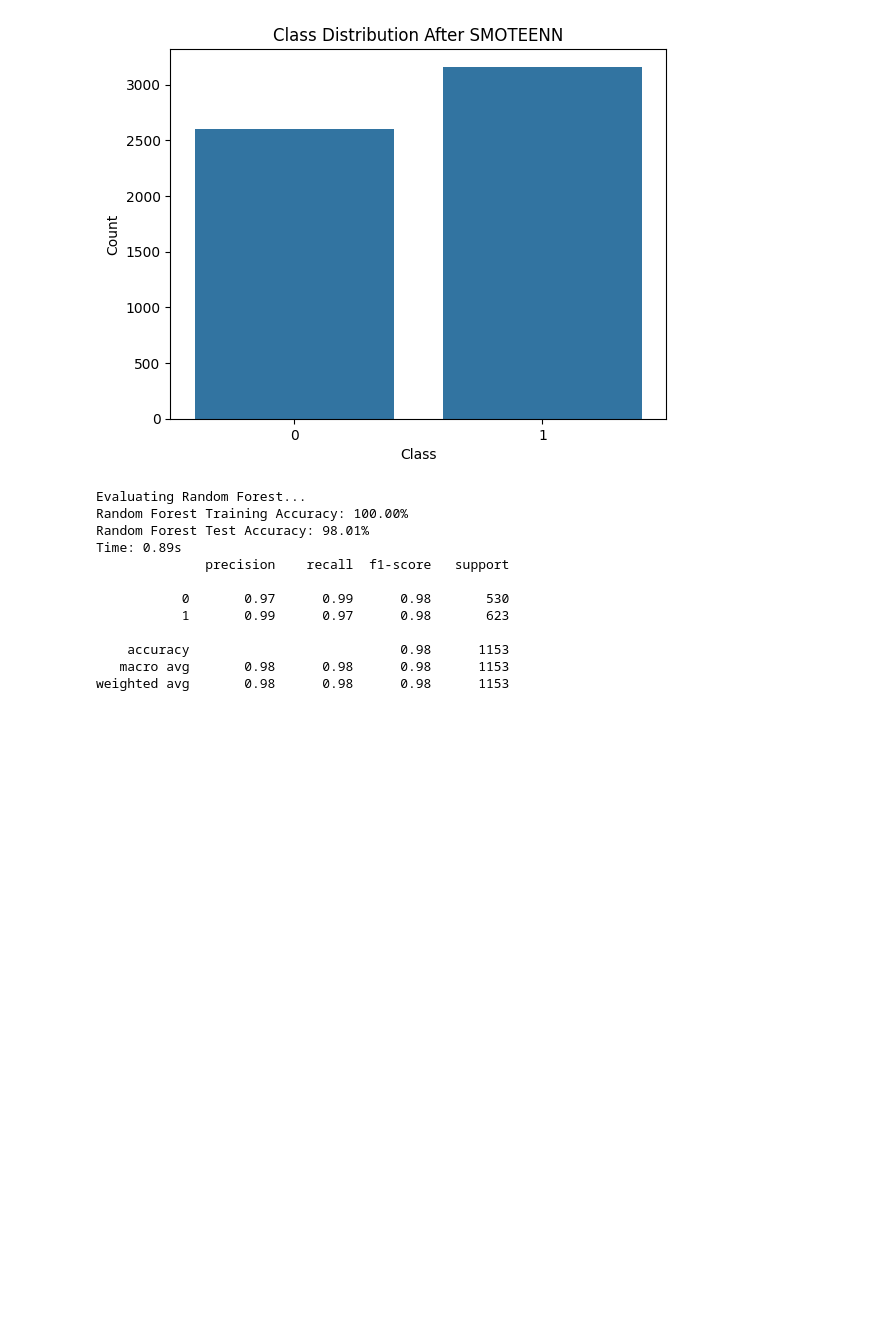
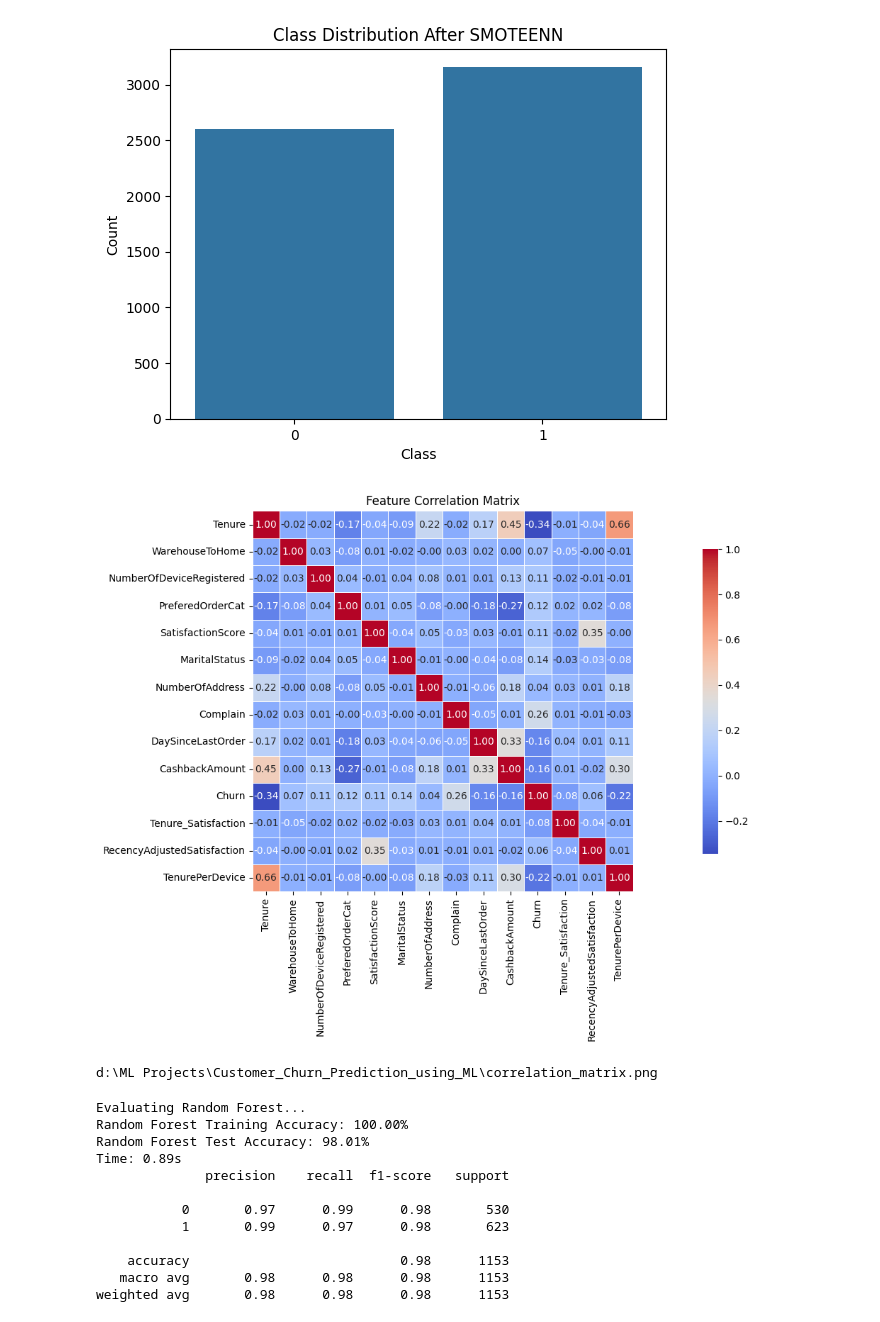
Before and after one commit to Sazibul-Islam-Siam/Customer_Churn_Prediction_using_ML, a Jupyter notebook: code.ipynb, the cells around one changed output. Cells and saved outputs as stored; diff of their text form; code cells hidden in the pictures; blank space fills up the shorter version.

Commit message:
Added Correlation matrix

```diff
--- a/code.ipynb
+++ b/code.ipynb
@@ -135,6 +135,27 @@ X_res, y_res = smote_enn.fit_resample(X, y)
 plot_class_distribution(y_res, "Class Distribution After SMOTEENN")
 # %% [output]
 [figure]
+# %%
+#Correlation Matrix (Feature Relationships)
+import matplotlib.pyplot as plt
+import seaborn as sns
+
+# Compute correlation matrix (only numeric columns)
+corr_matrix = df.corr()
+
+# Plot heatmap
+plt.figure(figsize=(20, 8))
+sns.heatmap(corr_matrix, annot=True, fmt='.2f', cmap='coolwarm', square=True,
+            cbar_kws={"shrink": .8}, linewidths=0.5)
+plt.savefig("correlation_matrix.png", dpi=300, bbox_inches='tight')
+plt.title('Feature Correlation Matrix')
+plt.tight_layout()
+plt.show()
+from IPython.display import FileLink
+FileLink('correlation_matrix.png')
+# %% [output]
+[figure, added]
+d:\ML Projects\Customer_Churn_Prediction_using_ML\correlation_matrix.png
 # %%
 #  Feature Selection
 selector = SelectKBest(f_classif, k='all')
```
Also changed, not shown: 1 other file.
